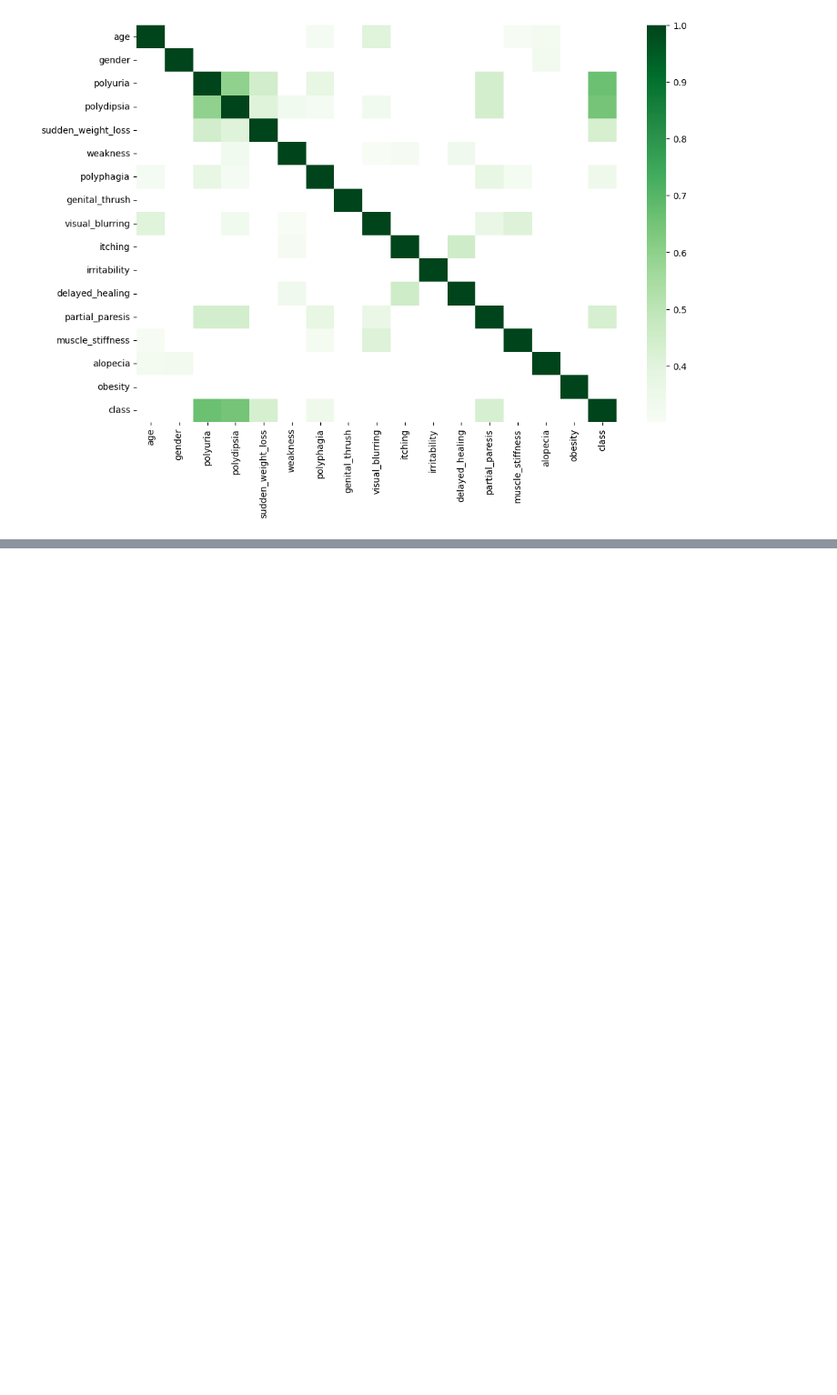
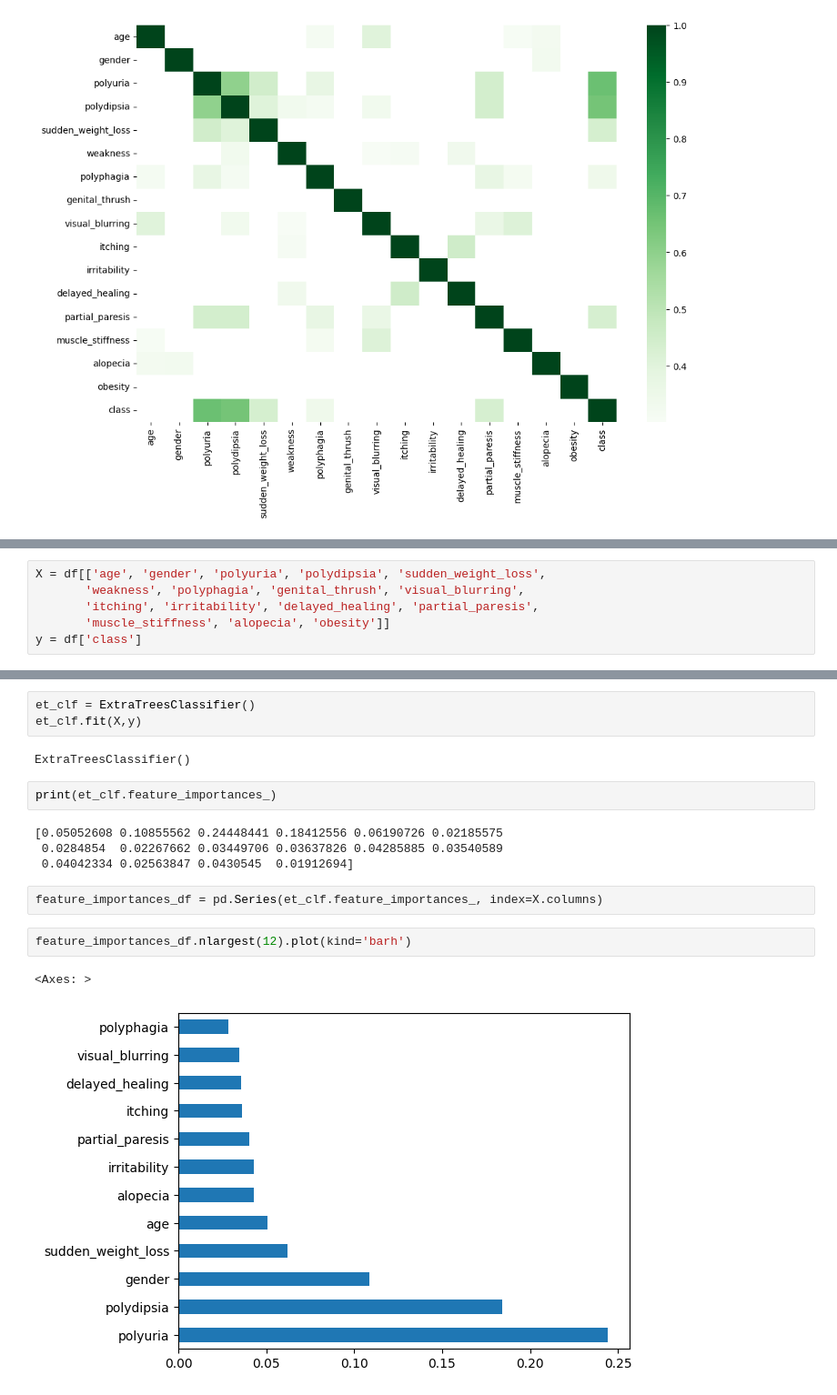
Before and after one commit to pistaacademy/ML_Model, a Jupyter notebook: ML Model.ipynb, the cells around one changed output, grey strips where cells are left out. Shown at 91% size. Cells and saved outputs as stored; diff of their text form; blank space fills up the shorter version.

```diff
--- a/ML Model.ipynb
+++ b/ML Model.ipynb
@@ -261,0 +273,6 @@ sns.heatmap(highest_corr, cmap='Greens')
+# %%
+X = df[['age', 'gender', 'polyuria', 'polydipsia', 'sudden_weight_loss',
+       'weakness', 'polyphagia', 'genital_thrush', 'visual_blurring',
+       'itching', 'irritability', 'delayed_healing', 'partial_paresis',
+       'muscle_stiffness', 'alopecia', 'obesity']]
+y = df['class']
@@ -261,0 +341,18 @@ sns.heatmap(highest_corr, cmap='Greens')
+# %%
+et_clf = ExtraTreesClassifier()
+et_clf.fit(X,y)
+# %% [output]
+ExtraTreesClassifier()
+# %%
+print(et_clf.feature_importances_)
+# %% [output]
+[0.05052608 0.10855562 0.24448441 0.18412556 0.06190726 0.02185575
+ 0.0284854  0.02267662 0.03449706 0.03637826 0.04285885 0.03540589
+ 0.04042334 0.02563847 0.0430545  0.01912694]
+# %%
+feature_importances_df = pd.Series(et_clf.feature_importances_, index=X.columns)
+# %%
+feature_importances_df.nlargest(12).plot(kind='barh')
+# %% [output]
+<Axes: >
+[figure, added]
```
Also changed, not shown: parts of 8 cells of this notebook.
